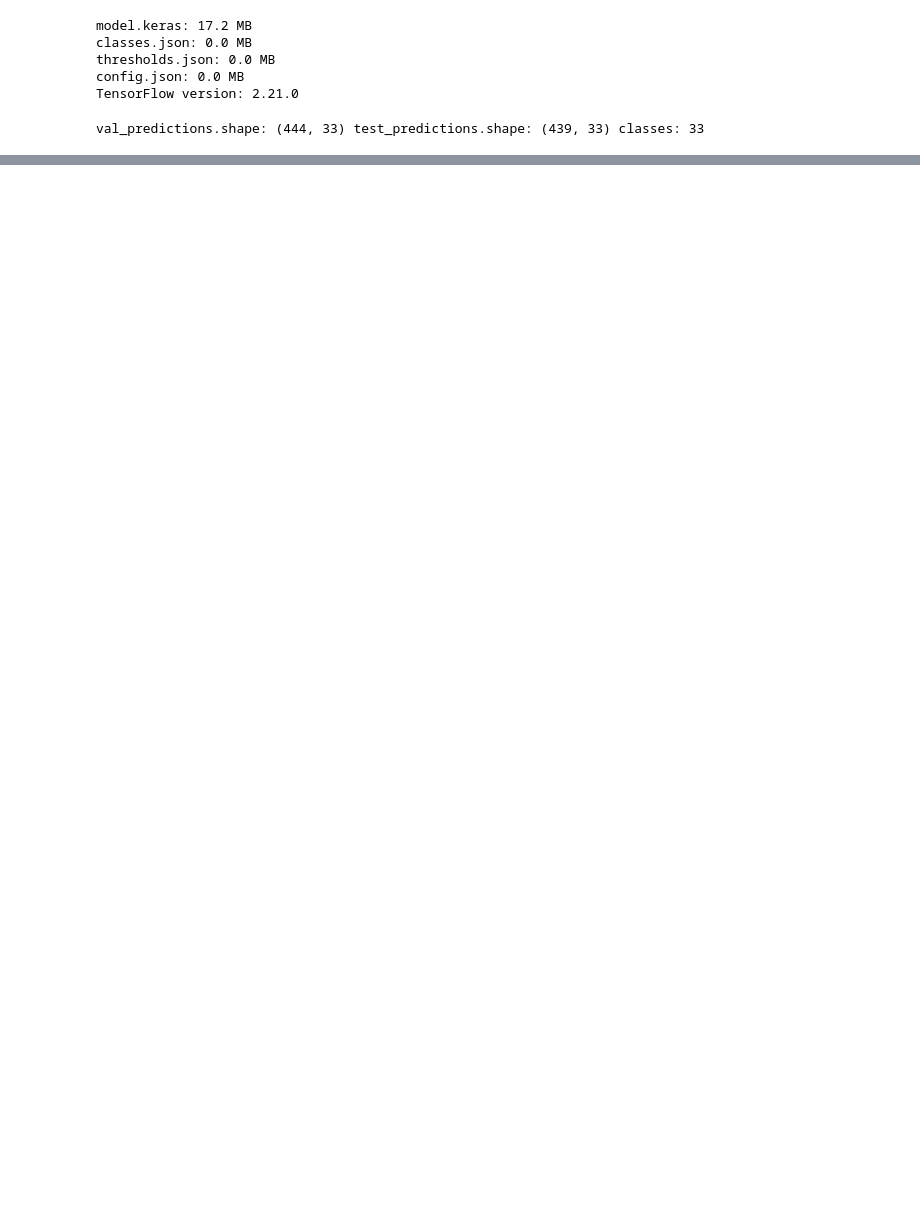
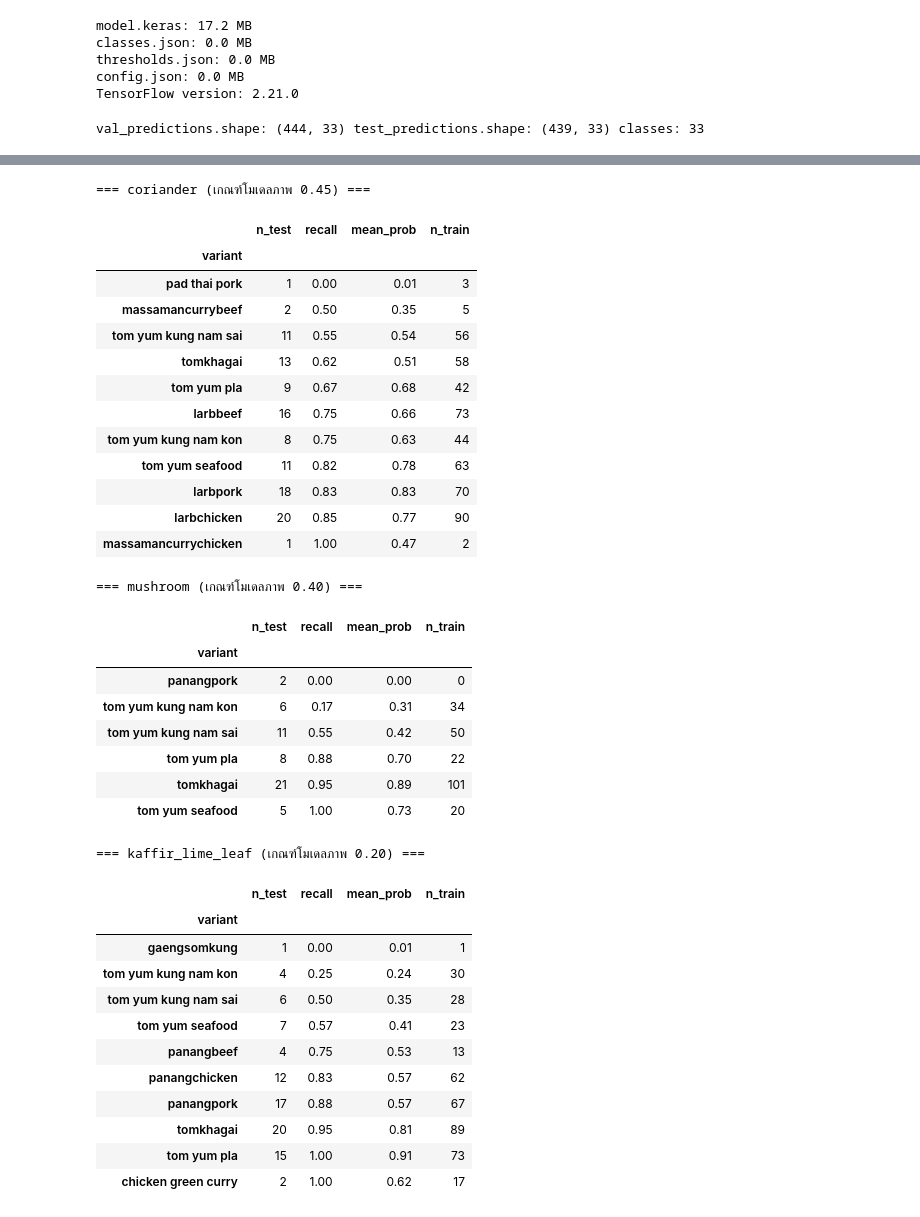
Before and after one commit to Duangkamolka0/gin-dai-mai, a Jupyter notebook: model/EfficientnetB0_ingredients.ipynb, the cells around one changed output, grey strips where cells are left out. Saved outputs shown, nothing was run; the diff lists cells and outputs as text; code cells hidden in the pictures; blank space fills up the shorter version.

```diff
--- a/model/EfficientnetB0_ingredients.ipynb
+++ b/model/EfficientnetB0_ingredients.ipynb
@@ -1604,0 +1640,52 @@ print("บันทึก fusion.json, thresholds_fused.json ใน", RUN)
+# %%
+th_image = json.load(open(RUN / "thresholds.json"))
+
+for ing in ["coriander", "mushroom", "kaffir_lime_leaf"]:
+    c = classes.index(ing)
+    d = test_data.assign(y=test_labels[:, c], p=test_predictions[:, c])
+    has = d[d["y"] == 1]
+    table = has.groupby("variant").agg(
+        n_test=("p", "size"),
+        recall=("p", lambda s: (s >= th_image[ing]).mean()),
+        mean_prob=("p", "mean"),
+    )
+    table["n_train"] = train_data.groupby("variant")[ing].sum().reindex(table.index)
+    print(f"\n=== {ing} (เกณฑ์โมเดลภาพ {th_image[ing]:.2f}) ===")
+    display(table.round(2).sort_values("recall"))
+# %% [output]
+=== coriander (เกณฑ์โมเดลภาพ 0.45) ===
+|  | n_test | recall | mean_prob | n_train |
+| variant |  |  |  |  |
+| pad thai pork | 1 | 0.00 | 0.01 | 3 |
+| massamancurrybeef | 2 | 0.50 | 0.35 | 5 |
+| tom yum kung nam sai | 11 | 0.55 | 0.54 | 56 |
+| tomkhagai | 13 | 0.62 | 0.51 | 58 |
+| tom yum pla | 9 | 0.67 | 0.68 | 42 |
+| larbbeef | 16 | 0.75 | 0.66 | 73 |
+| tom yum kung nam kon | 8 | 0.75 | 0.63 | 44 |
+| tom yum seafood | 11 | 0.82 | 0.78 | 63 |
+| larbpork | 18 | 0.83 | 0.83 | 70 |
+| larbchicken | 20 | 0.85 | 0.77 | 90 |
+| massamancurrychicken | 1 | 1.00 | 0.47 | 2 |
+=== mushroom (เกณฑ์โมเดลภาพ 0.40) ===
+|  | n_test | recall | mean_prob | n_train |
+| variant |  |  |  |  |
+| panangpork | 2 | 0.00 | 0.00 | 0 |
+| tom yum kung nam kon | 6 | 0.17 | 0.31 | 34 |
+| tom yum kung nam sai | 11 | 0.55 | 0.42 | 50 |
+| tom yum pla | 8 | 0.88 | 0.70 | 22 |
+| tomkhagai | 21 | 0.95 | 0.89 | 101 |
+| tom yum seafood | 5 | 1.00 | 0.73 | 20 |
+=== kaffir_lime_leaf (เกณฑ์โมเดลภาพ 0.20) ===
+|  | n_test | recall | mean_prob | n_train |
+| variant |  |  |  |  |
+| gaengsomkung | 1 | 0.00 | 0.01 | 1 |
+| tom yum kung nam kon | 4 | 0.25 | 0.24 | 30 |
+| tom yum kung nam sai | 6 | 0.50 | 0.35 | 28 |
+| tom yum seafood | 7 | 0.57 | 0.41 | 23 |
+| panangbeef | 4 | 0.75 | 0.53 | 13 |
+| panangchicken | 12 | 0.83 | 0.57 | 62 |
+| panangpork | 17 | 0.88 | 0.57 | 67 |
+| tomkhagai | 20 | 0.95 | 0.81 | 89 |
+| tom yum pla | 15 | 1.00 | 0.91 | 73 |
+| chicken green curry | 2 | 1.00 | 0.62 | 17 |
```
Also changed, not shown: parts of 8 cells of this notebook, 9 other files.
